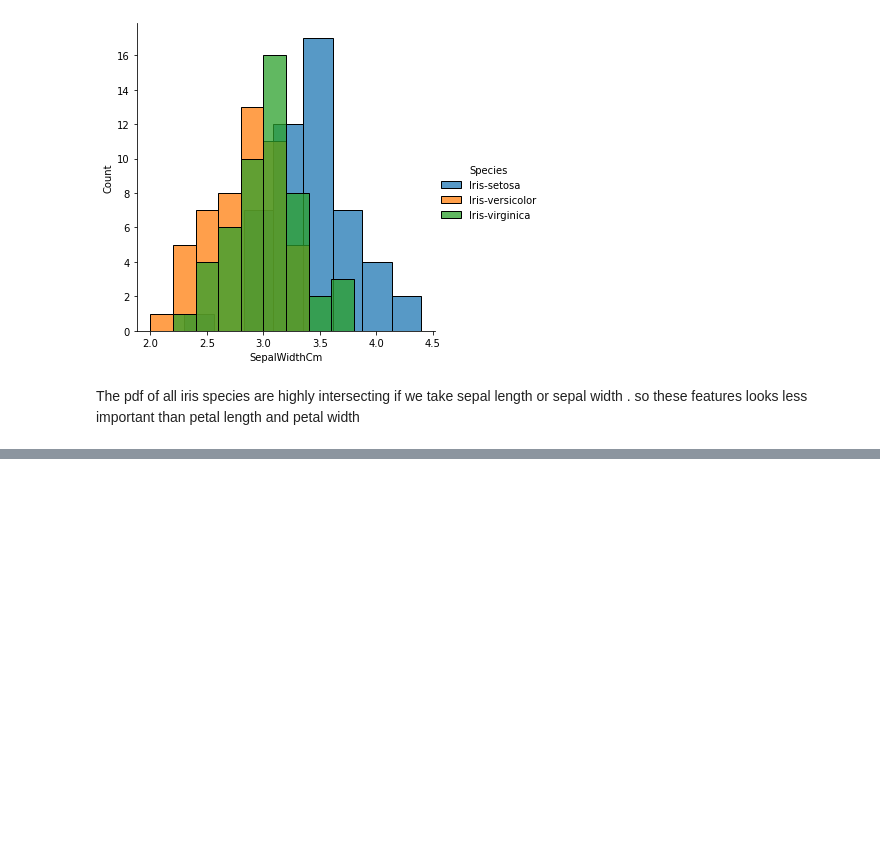
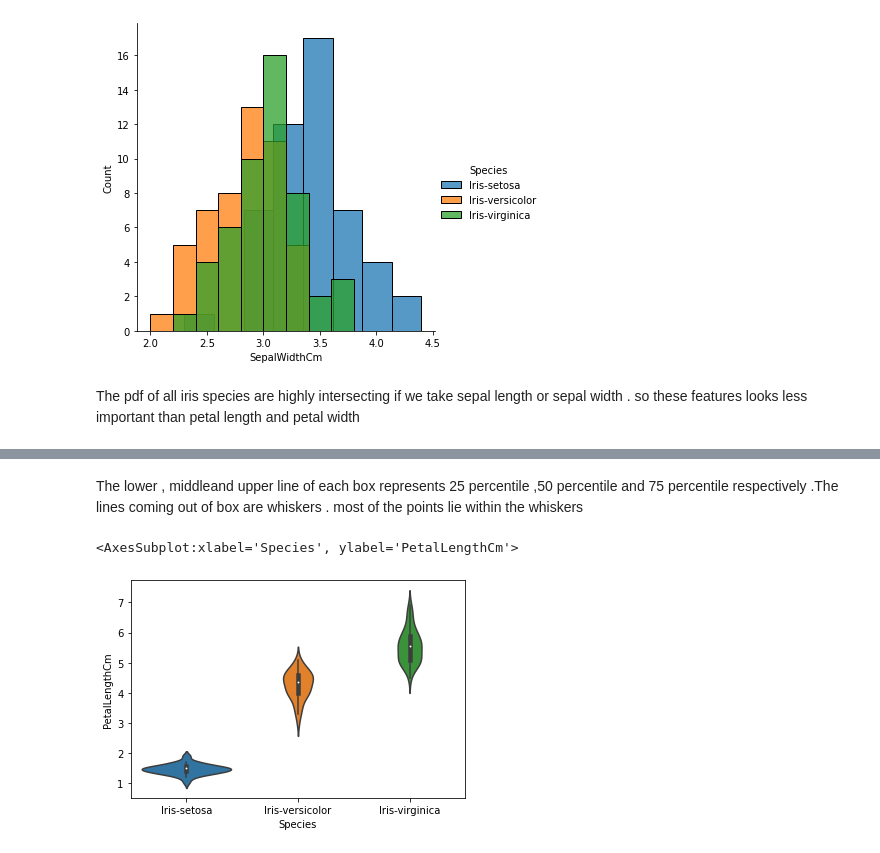
Before and after one commit to pranzalkhadka/ExploratoryDataAnalysis, a Jupyter notebook: EDA.ipynb, the cells around one changed output, grey strips where cells are left out. Drawn from its saved outputs; the diff is of its cells as text; code cells hidden in the pictures; blank space fills up the shorter version.

```diff
--- a/EDA.ipynb
+++ b/EDA.ipynb
@@ -84,0 +142,7 @@ The pdf of all iris species are highly intersecting if we take sepal length or s
+# %% [markdown]
+The lower , middleand upper line of each box represents 25 percentile ,50 percentile and 75 percentile respectively .The lines coming out of box are whiskers . most of the points lie within the whiskers
+# %%
+sns.violinplot(iris,x="Species",y="PetalLengthCm")
+# %% [output]
+<AxesSubplot:xlabel='Species', ylabel='PetalLengthCm'>
+[figure, added]
```
Also changed, not shown: parts of 13 cells of this notebook.
